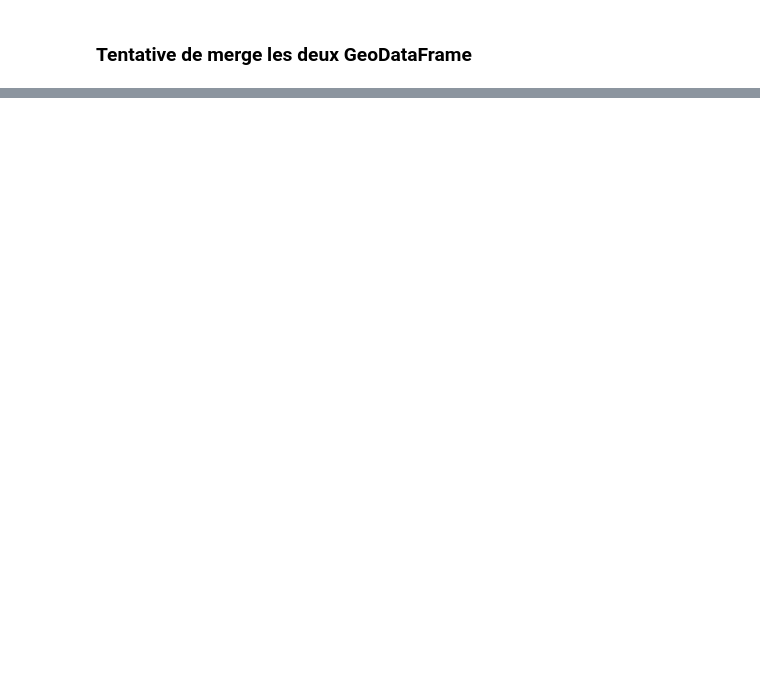
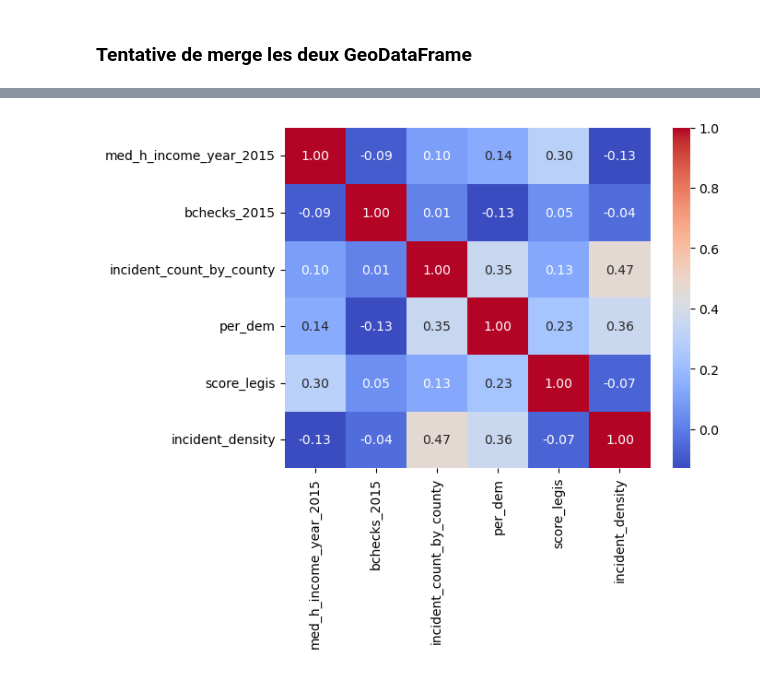
Before and after one commit to eleroux46/gun_violence, a Jupyter notebook: stats_des_elo.ipynb, the cells around one changed output, grey strips where cells are left out. Saved outputs shown, nothing was run; the diff lists cells and outputs as text; code cells hidden in the pictures; blank space fills up the shorter version.

```diff
--- a/stats_des_elo.ipynb
+++ b/stats_des_elo.ipynb
@@ -108,0 +188,2 @@ plt.show()
+# %%
+df_total_nb = merge_geo.merge(agg_incident_county, on='id_county', how='left')
@@ -108,0 +208,9 @@ plt.show()
+# %%
+small_df=df_total_nb.groupby('id_county').agg({
+    'med_h_income_year_2015': 'first',
+    'bchecks_2015':'first',
+    'incident_count_by_county':'first',
+    'per_dem': 'first',
+    'score_legis': 'first',
+    'incident_density':'first'
+})
@@ -108,0 +219,4 @@ plt.show()
+# %%
+g1 = sns.heatmap(small_df.corr(), cmap='coolwarm', annot=True, fmt=".2f")
+# %% [output]
+[figure, added]
```
Also changed, not shown: parts of 13 cells of this notebook.
